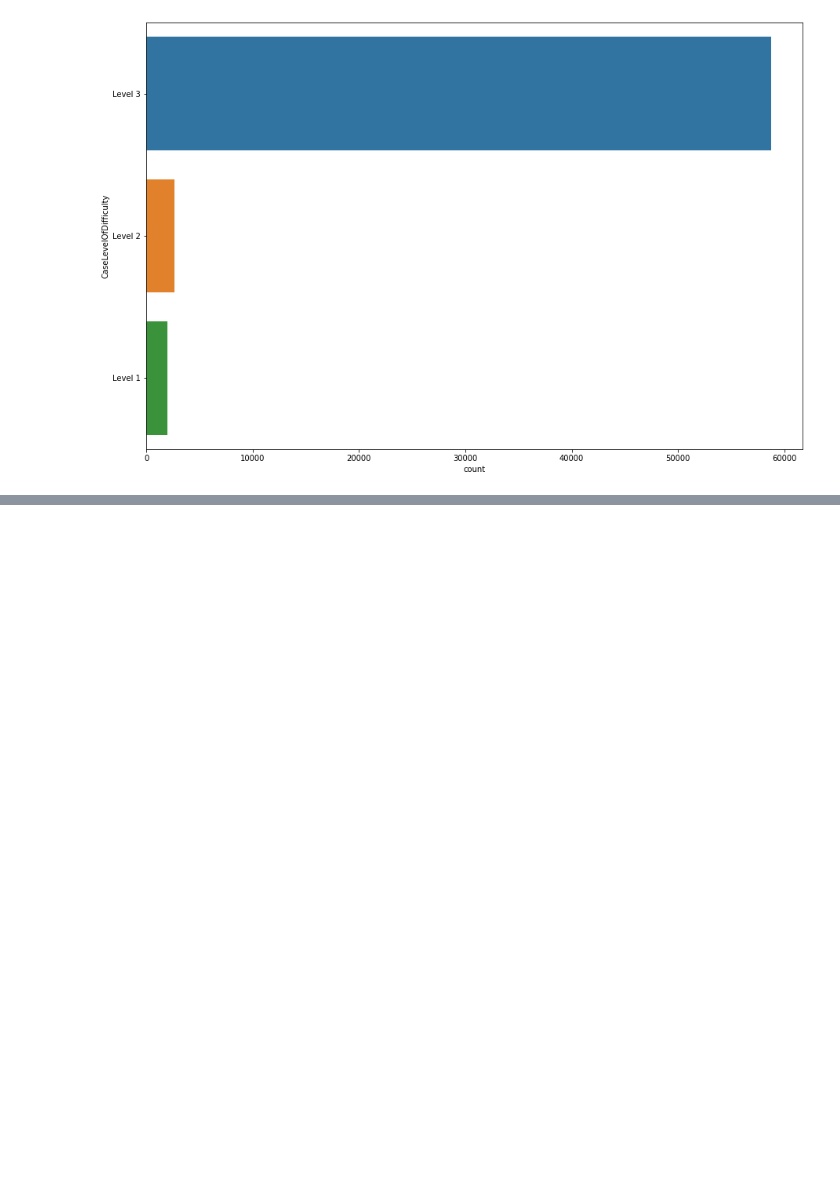
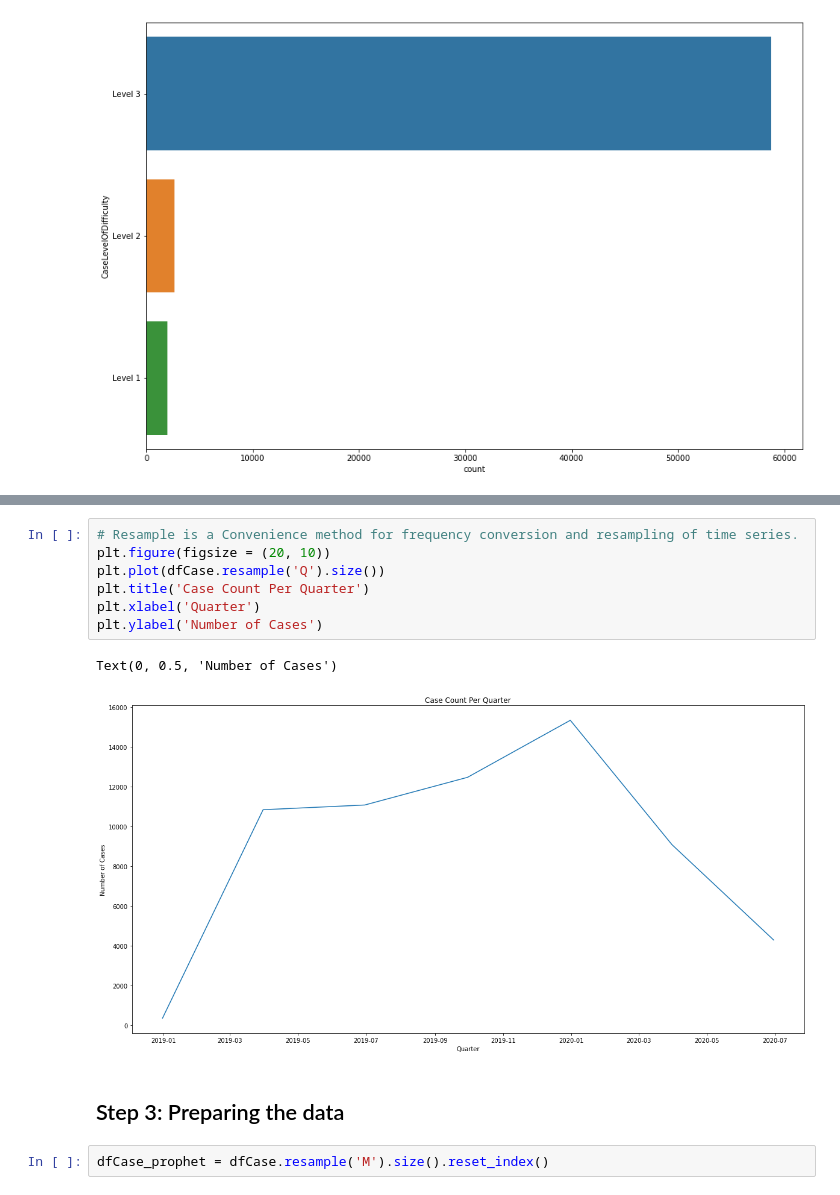
Before and after one commit to Zurezh/Tensorflow_2.0, a Jupyter notebook: DefectPredictionAlgoTest.ipynb, the cells around one changed output, grey strips where cells are left out. Saved outputs shown, nothing was run; the diff lists cells and outputs as text; blank space fills up the shorter version.

```diff
--- a/DefectPredictionAlgoTest.ipynb
+++ b/DefectPredictionAlgoTest.ipynb
@@ -236,0 +242,14 @@ Length: 320, dtype: int64
+# %%
+# Resample is a Convenience method for frequency conversion and resampling of time series.
+plt.figure(figsize = (20, 10))
+plt.plot(dfCase.resample('Q').size())
+plt.title('Case Count Per Quarter')
+plt.xlabel('Quarter')
+plt.ylabel('Number of Cases')
+# %% [output]
+Text(0, 0.5, 'Number of Cases')
+[figure, added]
+# %% [markdown]
+## Step 3: Preparing the data
+# %%
+dfCase_prophet = dfCase.resample('M').size().reset_index()
```
Also changed, not shown: parts of 20 cells of this notebook.
